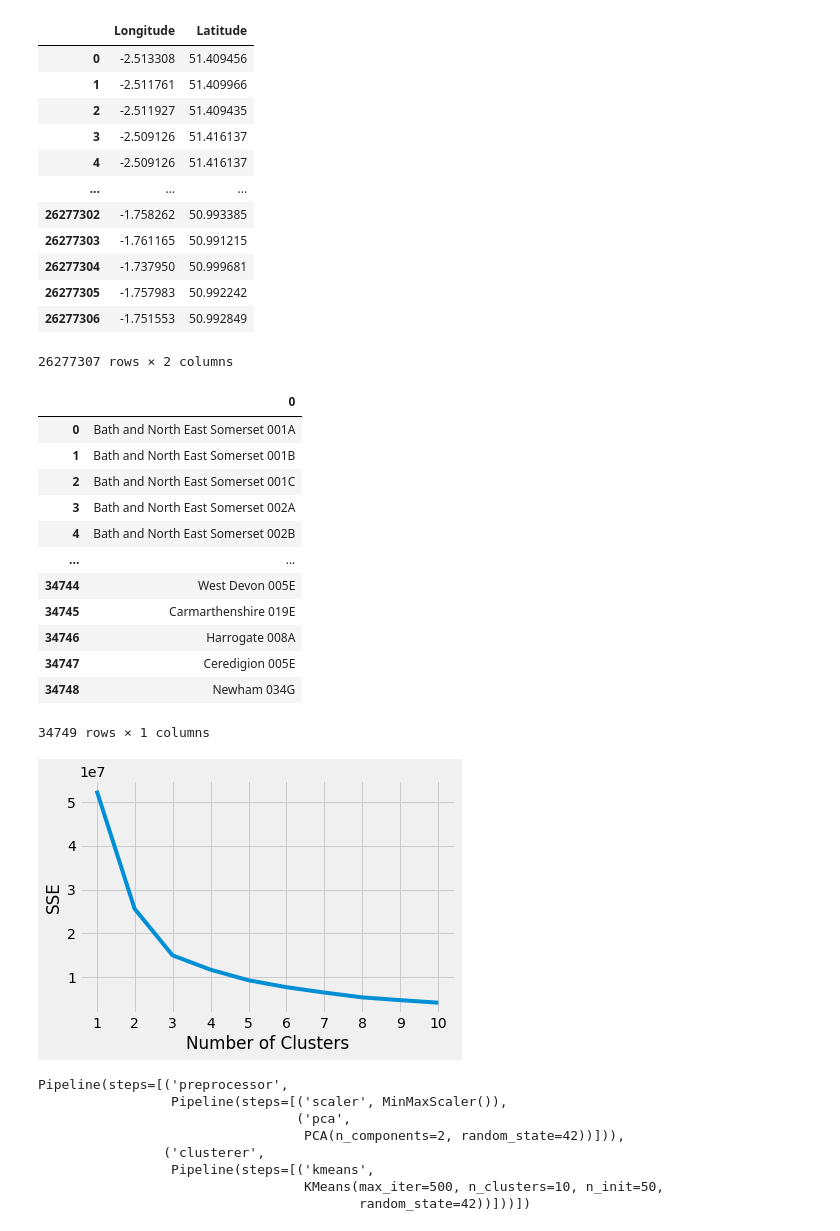
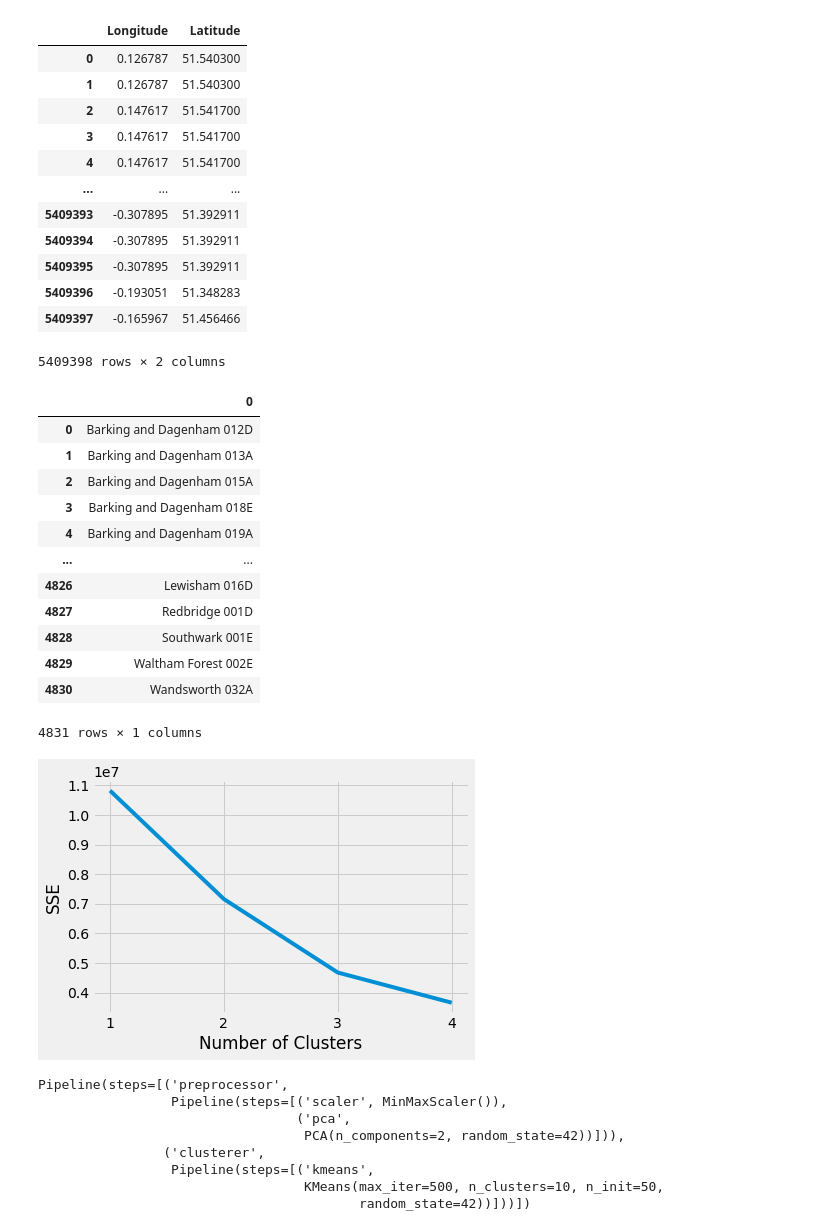
Before and after one commit to ElanoBeer/Data-Challenge-2, a Jupyter notebook: Cluster Analysis.ipynb, the cells around one changed output. Drawn from its saved outputs; the diff is of its cells as text; code cells hidden in the pictures.

```diff
--- a/Cluster Analysis.ipynb
+++ b/Cluster Analysis.ipynb
@@ -12,7 +12,7 @@ from sklearn.decomposition import PCA
 import fnmatch
 import os
 
-df = pd.read_csv("data//data_streets.csv")
+df = pd.read_csv("data_london//data_streets_london.csv")
 # %%
 df
 # %% [output]
@@ -34,36 +34,36 @@ df_coordinates = df[["Longitude", "Latitude"]]
 df_coordinates
 # %% [output]
 |  | Longitude | Latitude |
-| 0 | -2.513308 | 51.409456 |
-| 1 | -2.511761 | 51.409966 |
-| 2 | -2.511927 | 51.409435 |
-| 3 | -2.509126 | 51.416137 |
-| 4 | -2.509126 | 51.416137 |
+| 0 | 0.126787 | 51.540300 |
+| 1 | 0.126787 | 51.540300 |
+| 2 | 0.147617 | 51.541700 |
+| 3 | 0.147617 | 51.541700 |
+| 4 | 0.147617 | 51.541700 |
 | ... | ... | ... |
-| 26277302 | -1.758262 | 50.993385 |
-| 26277303 | -1.761165 | 50.991215 |
-| 26277304 | -1.737950 | 50.999681 |
-| 26277305 | -1.757983 | 50.992242 |
-| 26277306 | -1.751553 | 50.992849 |
+| 5409393 | -0.307895 | 51.392911 |
+| 5409394 | -0.307895 | 51.392911 |
+| 5409395 | -0.307895 | 51.392911 |
+| 5409396 | -0.193051 | 51.348283 |
+| 5409397 | -0.165967 | 51.456466 |
-26277307 rows × 2 columns
+5409398 rows × 2 columns
 # %%
 df_place = df[["LSOA code", "LSOA name"]]
 df_place = pd.DataFrame(df_place["LSOA name"].unique())
 df_place
 # %% [output]
 |  | 0 |
-| 0 | Bath and North East Somerset 001A |
-| 1 | Bath and North East Somerset 001B |
-| 2 | Bath and North East Somerset 001C |
-| 3 | Bath and North East Somerset 002A |
-| 4 | Bath and North East Somerset 002B |
+| 0 | Barking and Dagenham 012D |
+| 1 | Barking and Dagenham 013A |
+| 2 | Barking and Dagenham 015A |
+| 3 | Barking and Dagenham 018E |
+| 4 | Barking and Dagenham 019A |
 | ... | ... |
-| 34744 | West Devon 005E |
-| 34745 | Carmarthenshire 019E |
-| 34746 | Harrogate 008A |
-| 34747 | Ceredigion 005E |
-| 34748 | Newham 034G |
+| 4826 | Lewisham 016D |
+| 4827 | Redbridge 001D |
+| 4828 | Southwark 001E |
+| 4829 | Waltham Forest 002E |
+| 4830 | Wandsworth 032A |
-34749 rows × 1 columns
+4831 rows × 1 columns
 # %%
 kmeans_kwargs = {"init": "random",
                  "n_init": 10,
@@ -78,19 +78,19 @@ scaled_features = scaler.fit_transform(features)
 
 # A list holds the SSE values for each k
 sse = []
-for k in tq.tqdm(range(1, 11)):
+for k in tq.tqdm(range(1, 5)):
     kmeans = KMeans(n_clusters=k, **kmeans_kwargs)
     kmeans.fit(scaled_features)
     sse.append(kmeans.inertia_)
 # %%
 plt.style.use("fivethirtyeight")
-plt.plot(range(1, 11), sse)
-plt.xticks(range(1, 11))
+plt.plot(range(1, 5), sse)
+plt.xticks(range(1, 5))
 plt.xlabel("Number of Clusters")
 plt.ylabel("SSE")
 plt.show()
 # %% [output]
-[figure, old version]
+[figure, new version]
 # %%
 preprocessor = Pipeline(
     [
```
Also changed, not shown: parts of 26 cells of this notebook.
